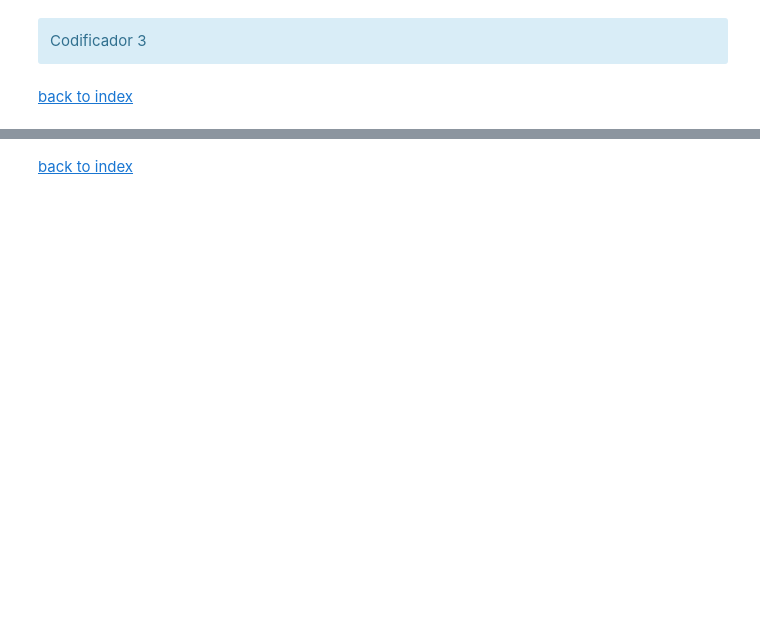
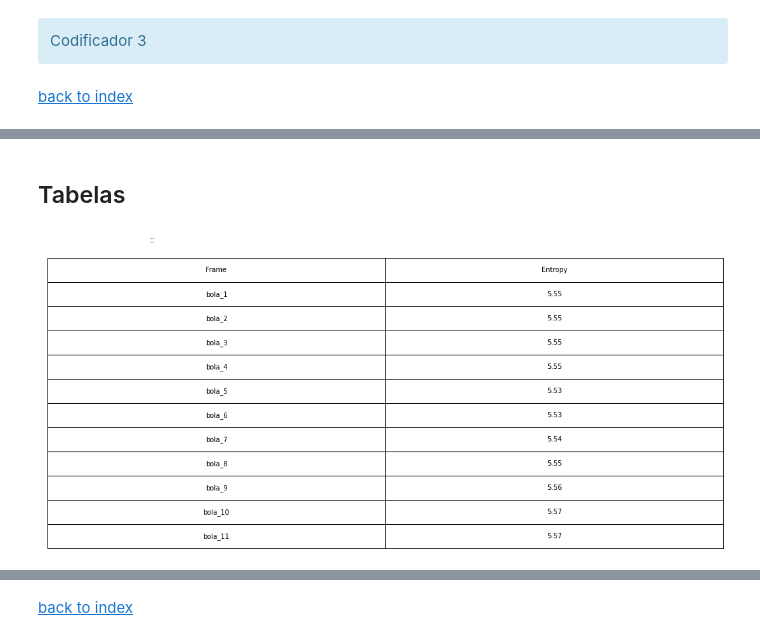
Before and after one commit to aquintelaoliveira/csm-leim-leic-2021sv, a Jupyter notebook: csm_env/_notebooks/trab-4/4NG13 _TP4.ipynb, the cells around one changed output, grey strips where cells are left out. Cells and saved outputs as stored; diff of their text form; code cells hidden in the pictures; blank space fills up the shorter version.

Commit message:
more tables

```diff
--- a/csm_env/_notebooks/trab-4/4NG13 _TP4.ipynb
+++ b/csm_env/_notebooks/trab-4/4NG13 _TP4.ipynb
@@ -102,3 +109,10 @@ $$ H(S) < L < H(S) + \delta $$
+# %%
+# return dicionary {symbol : frequency}
+def get_symbol_frequency(file):
+    d = dict()
+    for i in file:
+        d[i] = d.setdefault(i, 0) + 1
+    return d
 # %% [markdown]
 <a id="entropy"></a>
 
@@ -653,10 +667,12 @@ NameError: name 'error' is not defined
 # %%
 frames = []
 frames_size = []
+entropy = []
 
 for i in range(len(os.listdir(f"{cwd}/input_data/bola_seq"))):
     frames.append( cv2.imread(f"{cwd}/input_data/bola_seq/bola_{i+1}.tiff", cv2.IMREAD_GRAYSCALE) )
     frames_size.append( os.stat(f"{cwd}/input_data/bola_seq/bola_{i+1}.tiff").st_size )
+    entropy.append( calculate_entropy(get_symbol_frequency(frames[i].ravel())) )
 
 Iframe = frames[0]
 Pframes = frames[1:]
@@ -861,0 +798,34 @@ plt.show()
+# %% [markdown]
+<a id="tabelas"></a>
+
+## Tabelas
+# %%
+table_header = ['Frame','Entropy']
+
+# table data
+table_data_0 = []
+for i in range(len(frames)):
+    table_data_0.append(
+        [f"bola_{i+1}",
+         round(entropy[i],2)])
+
+# create tables
+fig0, ax0 = plt.subplots()
+
+# build table
+table_0 = ax0.table(
+    cellText=table_data_0,
+    colLabels=table_header,
+    cellLoc='center',
+    loc ='upper left')
+
+# hide the axes
+fig0.patch.set_visible(False)
+ax0.axis('off')
+ax0.axis('tight')
+
+# display table
+fig0.suptitle('::')
+table_0.scale(3,3)
+# %% [output]
+[figure, added]
```
Also changed, not shown: parts of 28 cells of this notebook.
